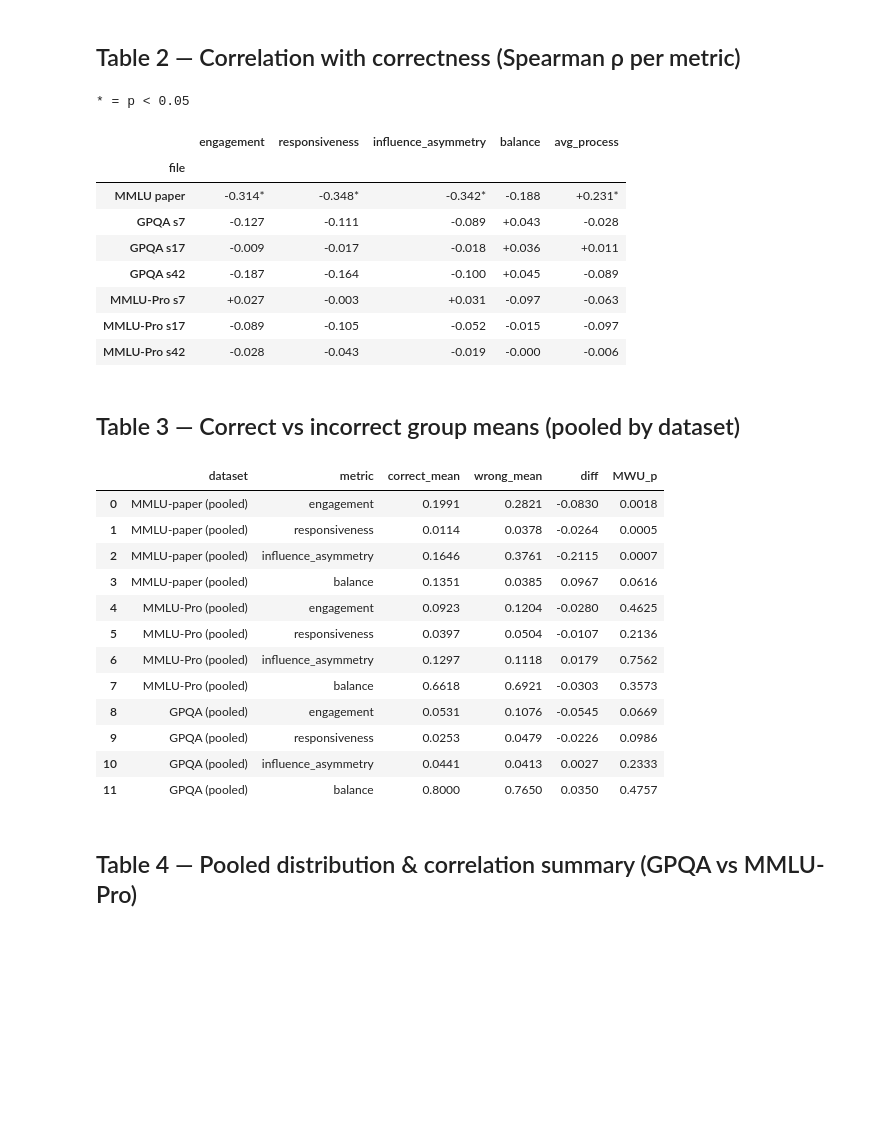
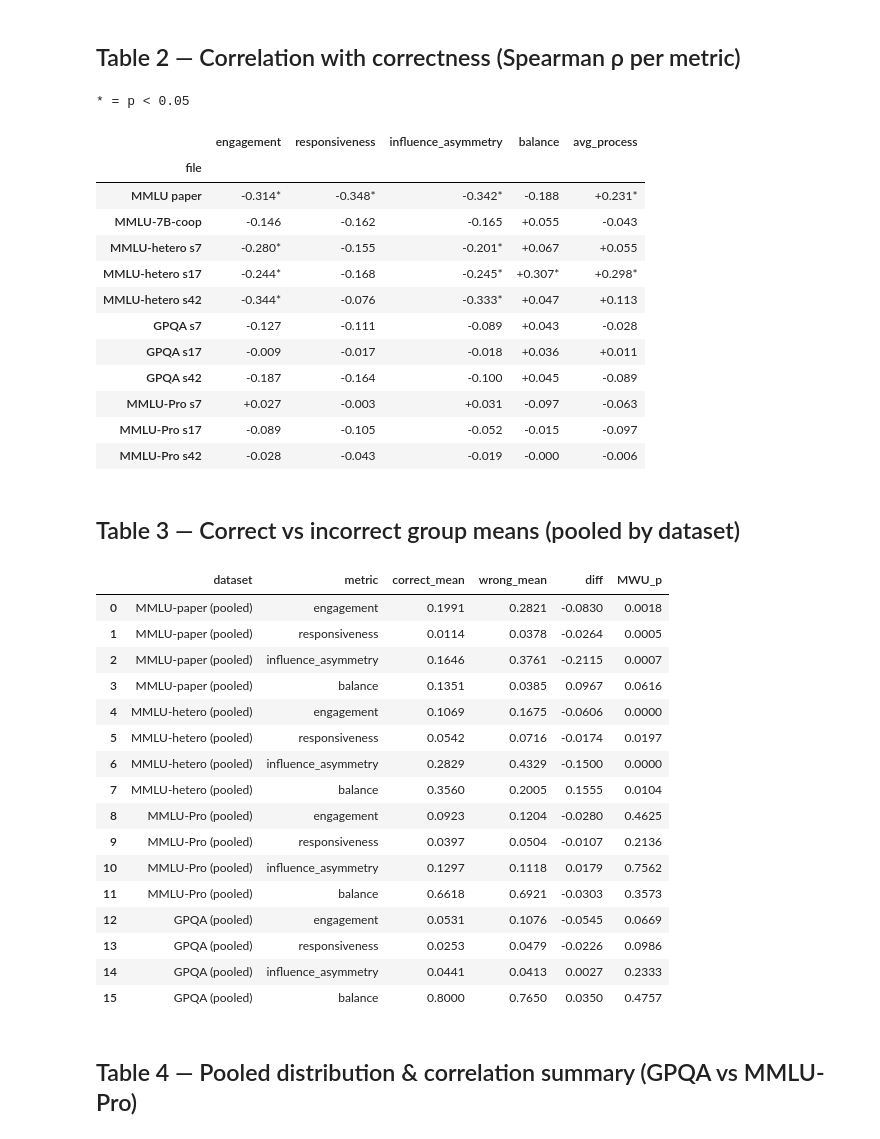
Before and after one commit to kylezlin-hub/UTD_2026Summer_Uncertainty-quantification-for-multi-agent-systems, a Jupyter notebook: New/process_diagnostics_comparison.ipynb, the cells around one changed output. Saved outputs shown, nothing was run; the diff lists cells and outputs as text; code cells hidden in the pictures; blank space fills up the shorter version.

```diff
--- a/New/process_diagnostics_comparison.ipynb
+++ b/New/process_diagnostics_comparison.ipynb
@@ -127,8 +127,13 @@ def parse_workbook(path):
         rows.append(d)
     return pd.DataFrame(rows)
 # %%
+_HET = 'C:/Proj1/docs/data/mmlu_hetero_cpu/seed_{}/qwen_mmlu_pro_debate_traces.xlsx'
 FILES = {
     'MMLU paper': 'qwen_mmlu_faithful_s7.xlsx',
+    'MMLU-7B-coop': 'C:/Proj1/docs/data/mmlu_original_cpu/seed_7/qwen_mmlu_pro_debate_traces.xlsx',
+    'MMLU-hetero s7': _HET.format(7),
+    'MMLU-hetero s17': _HET.format(17),
+    'MMLU-hetero s42': _HET.format(42),
     'GPQA s7':      'baseline_v2_gpqa_s7.xlsx',
     'GPQA s17':     'baseline_v2_gpqa_s17.xlsx',
     'GPQA s42':     'baseline_v2_gpqa_s42.xlsx',
@@ -194,6 +207,10 @@ corr_table
 |  | engagement | responsiveness | influence_asymmetry | balance | avg_process |
 | file |  |  |  |  |  |
 | MMLU paper | -0.314* | -0.348* | -0.342* | -0.188 | +0.231* |
+| MMLU-7B-coop | -0.146 | -0.162 | -0.165 | +0.055 | -0.043 |
+| MMLU-hetero s7 | -0.280* | -0.155 | -0.201* | +0.067 | +0.055 |
+| MMLU-hetero s17 | -0.244* | -0.168 | -0.245* | +0.307* | +0.298* |
+| MMLU-hetero s42 | -0.344* | -0.076 | -0.333* | +0.047 | +0.113 |
 | GPQA s7 | -0.127 | -0.111 | -0.089 | +0.043 | -0.028 |
 | GPQA s17 | -0.009 | -0.017 | -0.018 | +0.036 | +0.011 |
 | GPQA s42 | -0.187 | -0.164 | -0.100 | +0.045 | -0.089 |
@@ -203,38 +220,44 @@ corr_table
 # %% [markdown]
 ## Table 3 — Correct vs incorrect group means (pooled by dataset)
 # %%
-pools = {'MMLU-paper (pooled)': pd.concat([data['MMLU paper']], ignore_index=True),
-
+pools = {
+    'MMLU-paper (pooled)': pd.concat([data['MMLU paper']], ignore_index=True),
+    # 'MMLU-7B-coop (pooled)': pd.concat([data['MMLU-7B-coop']], ignore_index=True),
+    'MMLU-hetero (pooled)': pd.concat([data['MMLU-hetero s7'], data['MMLU-hetero s17'], data['MMLU-hetero s42']], ignore_index=True),
     'MMLU-Pro (pooled)': pd.concat([data['MMLU-Pro s7'], data['MMLU-Pro s17'], data['MMLU-Pro s42']], ignore_index=True),
-'GPQA (pooled)': pd.concat([data['GPQA s7'], data['GPQA s17'], data['GPQA s42']], ignore_index=True),
+    'GPQA (pooled)': pd.concat([data['GPQA s7'], data['GPQA s17'], data['GPQA s42']], ignore_index=True),
 }
 rows = []
 for label, df in pools.items():
     for m in METRICS:
         cg = df[df.is_correct == 1][m].dropna()
         ig = df[df.is_correct == 0][m].dropna()
         p = mannwhitneyu(cg, ig).pvalue if len(cg) > 3 and len(ig) > 3 else np.nan
         rows.append({'dataset': label, 'metric': m,
                      'correct_mean': round(cg.mean(), 4),
                      'wrong_mean': round(ig.mean(), 4),
                      'diff': round(cg.mean() - ig.mean(), 4),
                      'MWU_p': round(p, 4)})
 bucket_table = pd.DataFrame(rows)
 bucket_table
 # %% [output]
 |  | dataset | metric | correct_mean | wrong_mean | diff | MWU_p |
 | 0 | MMLU-paper (pooled) | engagement | 0.1991 | 0.2821 | -0.0830 | 0.0018 |
 | 1 | MMLU-paper (pooled) | responsiveness | 0.0114 | 0.0378 | -0.0264 | 0.0005 |
 | 2 | MMLU-paper (pooled) | influence_asymmetry | 0.1646 | 0.3761 | -0.2115 | 0.0007 |
 | 3 | MMLU-paper (pooled) | balance | 0.1351 | 0.0385 | 0.0967 | 0.0616 |
-| 4 | MMLU-Pro (pooled) | engagement | 0.0923 | 0.1204 | -0.0280 | 0.4625 |
-| 5 | MMLU-Pro (pooled) | responsiveness | 0.0397 | 0.0504 | -0.0107 | 0.2136 |
-| 6 | MMLU-Pro (pooled) | influence_asymmetry | 0.1297 | 0.1118 | 0.0179 | 0.7562 |
-| 7 | MMLU-Pro (pooled) | balance | 0.6618 | 0.6921 | -0.0303 | 0.3573 |
-| 8 | GPQA (pooled) | engagement | 0.0531 | 0.1076 | -0.0545 | 0.0669 |
-| 9 | GPQA (pooled) | responsiveness | 0.0253 | 0.0479 | -0.0226 | 0.0986 |
-| 10 | GPQA (pooled) | influence_asymmetry | 0.0441 | 0.0413 | 0.0027 | 0.2333 |
-| 11 | GPQA (pooled) | balance | 0.8000 | 0.7650 | 0.0350 | 0.4757 |
+| 4 | MMLU-hetero (pooled) | engagement | 0.1069 | 0.1675 | -0.0606 | 0.0000 |
+| 5 | MMLU-hetero (pooled) | responsiveness | 0.0542 | 0.0716 | -0.0174 | 0.0197 |
+| 6 | MMLU-hetero (pooled) | influence_asymmetry | 0.2829 | 0.4329 | -0.1500 | 0.0000 |
+| 7 | MMLU-hetero (pooled) | balance | 0.3560 | 0.2005 | 0.1555 | 0.0104 |
+| 8 | MMLU-Pro (pooled) | engagement | 0.0923 | 0.1204 | -0.0280 | 0.4625 |
+| 9 | MMLU-Pro (pooled) | responsiveness | 0.0397 | 0.0504 | -0.0107 | 0.2136 |
+| 10 | MMLU-Pro (pooled) | influence_asymmetry | 0.1297 | 0.1118 | 0.0179 | 0.7562 |
+| 11 | MMLU-Pro (pooled) | balance | 0.6618 | 0.6921 | -0.0303 | 0.3573 |
+| 12 | GPQA (pooled) | engagement | 0.0531 | 0.1076 | -0.0545 | 0.0669 |
+| 13 | GPQA (pooled) | responsiveness | 0.0253 | 0.0479 | -0.0226 | 0.0986 |
+| 14 | GPQA (pooled) | influence_asymmetry | 0.0441 | 0.0413 | 0.0027 | 0.2333 |
+| 15 | GPQA (pooled) | balance | 0.8000 | 0.7650 | 0.0350 | 0.4757 |
 # %% [markdown]
 ## Table 4 — Pooled distribution & correlation summary (GPQA vs MMLU-Pro)
 # %%
```
Also changed, not shown: parts of 7 cells of this notebook.
